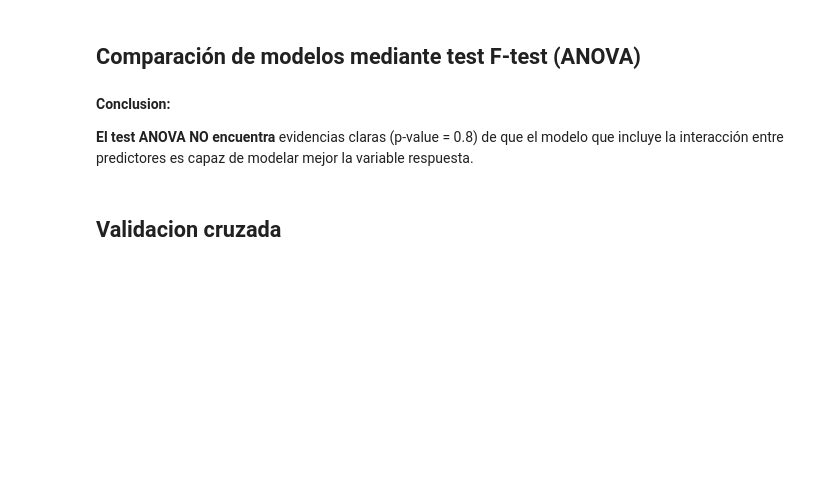
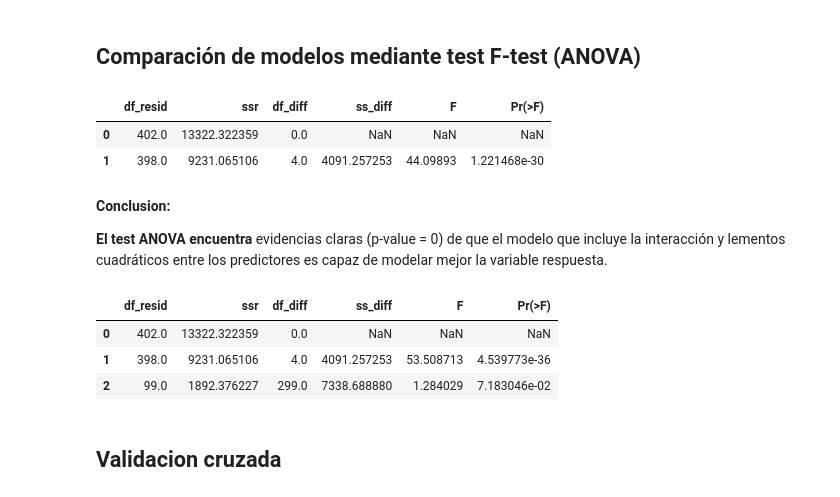
Before and after one commit to JMML2021/Tasca-M6-T01-ML_regressions-, a Jupyter notebook: 2_Sprint_6_Algoritmes_d’aprenentatge_supervisat_Regressió.ipynb, the cells around one changed output. Saved outputs shown, nothing was run; the diff lists cells and outputs as text; code cells hidden in the pictures; blank space fills up the shorter version.

```diff
--- a/2_Sprint_6_Algoritmes_d’aprenentatge_supervisat_Regressió.ipynb
+++ b/2_Sprint_6_Algoritmes_d’aprenentatge_supervisat_Regressió.ipynb
@@ -1268,21 +1346,41 @@ Compara el seu rendiment emprant l’aproximació traint/test o emprant totes le
 # %%
 from statsmodels.stats.anova import anova_lm
 
+X = pd.DataFrame(np.c_[df1['LSTAT'], df1['RM']], columns = ['LSTAT','RM'])
+Y = df1['MEDV']
+
+X_train, X_test, Y_train, Y_test = train_test_split(X, Y, test_size = 0.2, random_state=5)
+
+
+trans = PolynomialFeatures(degree=2)
+X_train_Polinomica = trans.fit_transform(X_train)
+
+
 modelo = sm.OLS(Y_train, X_train).fit()
-modelo_2 = sm.OLS(Y_train_Polinomica, X_train_Polinomica).fit()
+modelo_2 = sm.OLS(Y_train, X_train_Polinomica).fit()
 
 anova_lm(modelo, modelo_2)
+# %% [output]
+|  | df_resid | ssr | df_diff | ss_diff | F | Pr(>F) |
+| 0 | 402.0 | 13322.322359 | 0.0 | NaN | NaN | NaN |
+| 1 | 398.0 | 9231.065106 | 4.0 | 4091.257253 | 44.09893 | 1.221468e-30 |
 # %% [markdown]
 **Conclusion:**
 
-**El test ANOVA NO encuentra** evidencias claras (p-value = 0.8) de que el modelo que incluye la interacción entre predictores es capaz de modelar mejor la variable respuesta.
+**El test ANOVA encuentra** evidencias claras (p-value = 0) de que el modelo que incluye la interacción y lementos cuadráticos entre los predictores es capaz de modelar mejor la variable respuesta.
 # %%
 # Compara los valores de train v valores de test
 
 modelo_1 = sm.OLS(Y_train, X_train).fit()
 modelo_3 = sm.OLS(Y_test, X_test).fit()
+modelo_4 = sm.OLS(Y, X).fit
 
 anova_lm(modelo_1, modelo_2, modelo_3)
+# %% [output]
+|  | df_resid | ssr | df_diff | ss_diff | F | Pr(>F) |
+| 0 | 402.0 | 13322.322359 | 0.0 | NaN | NaN | NaN |
+| 1 | 398.0 | 9231.065106 | 4.0 | 4091.257253 | 53.508713 | 4.539773e-36 |
+| 2 | 99.0 | 1892.376227 | 299.0 | 7338.688880 | 1.284029 | 7.183046e-02 |
 # %% [markdown]
 ## Validacion cruzada
 # %% [markdown]
```
Also changed, not shown: parts of 34 cells of this notebook.
